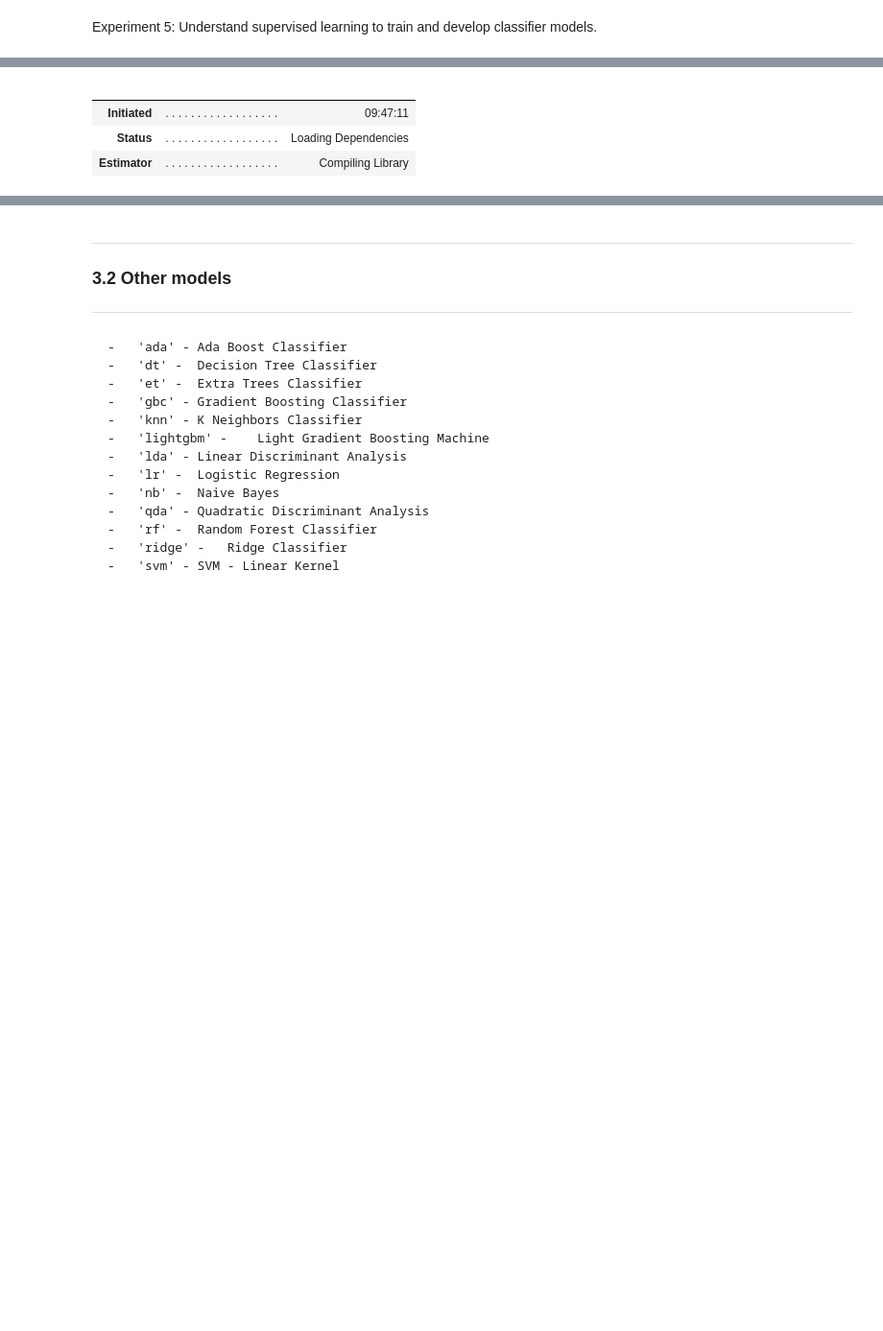
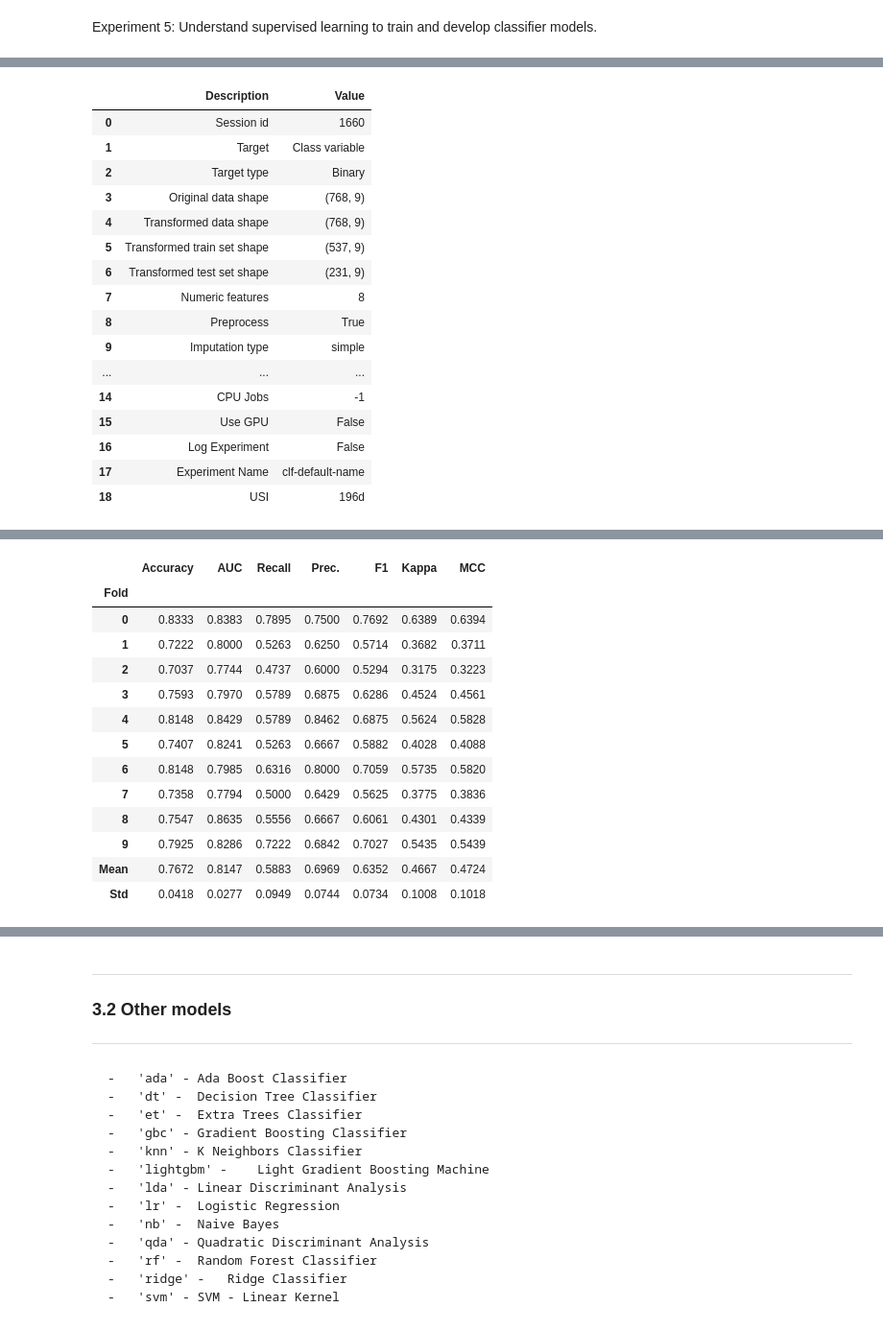
Before and after one commit to sanchitlogger/CU, a Jupyter notebook: Semister-1/DT/exp5.ipynb, the cells around one changed output, grey strips where cells are left out. Shown at 96% size. Cells and saved outputs as stored; diff of their text form; code cells hidden in the pictures; blank space fills up the shorter version.

```diff
--- a/Semister-1/DT/exp5.ipynb
+++ b/Semister-1/DT/exp5.ipynb
@@ -16,16 +52,40 @@ ds= get_data("diabetes")    # SN is 7
 # %%
 #from pycaret.datasets import get_data
-from pycaret.classification import *
-ds = get_data("diabetes")
 s = setup(data=ds, target='Class variable')
 rfModel = create_model('rf')
 plot_model(rfModel, plot='confusion_matrix')
 # %% [output]
+|  | Description | Value |
+| 0 | Session id | 1660 |
+| 1 | Target | Class variable |
+| 2 | Target type | Binary |
+| 3 | Original data shape | (768, 9) |
+| 4 | Transformed data shape | (768, 9) |
+| 5 | Transformed train set shape | (537, 9) |
+| 6 | Transformed test set shape | (231, 9) |
+| 7 | Numeric features | 8 |
+| 8 | Preprocess | True |
+| 9 | Imputation type | simple |
+| ... | ... | ... |
+| 14 | CPU Jobs | -1 |
+| 15 | Use GPU | False |
+| 16 | Log Experiment | False |
+| 17 | Experiment Name | clf-default-name |
+| 18 | USI | 196d |
 [interactive output not drawn]
+|  | Accuracy | AUC | Recall | Prec. | F1 | Kappa | MCC |
+| Fold |  |  |  |  |  |  |  |
+| 0 | 0.8333 | 0.8383 | 0.7895 | 0.7500 | 0.7692 | 0.6389 | 0.6394 |
+| 1 | 0.7222 | 0.8000 | 0.5263 | 0.6250 | 0.5714 | 0.3682 | 0.3711 |
+| 2 | 0.7037 | 0.7744 | 0.4737 | 0.6000 | 0.5294 | 0.3175 | 0.3223 |
+| 3 | 0.7593 | 0.7970 | 0.5789 | 0.6875 | 0.6286 | 0.4524 | 0.4561 |
+| 4 | 0.8148 | 0.8429 | 0.5789 | 0.8462 | 0.6875 | 0.5624 | 0.5828 |
+| 5 | 0.7407 | 0.8241 | 0.5263 | 0.6667 | 0.5882 | 0.4028 | 0.4088 |
+| 6 | 0.8148 | 0.7985 | 0.6316 | 0.8000 | 0.7059 | 0.5735 | 0.5820 |
+| 7 | 0.7358 | 0.7794 | 0.5000 | 0.6429 | 0.5625 | 0.3775 | 0.3836 |
+| 8 | 0.7547 | 0.8635 | 0.5556 | 0.6667 | 0.6061 | 0.4301 | 0.4339 |
+| 9 | 0.7925 | 0.8286 | 0.7222 | 0.6842 | 0.7027 | 0.5435 | 0.5439 |
+| Mean | 0.7672 | 0.8147 | 0.5883 | 0.6969 | 0.6352 | 0.4667 | 0.4724 |
+| Std | 0.0418 | 0.0277 | 0.0949 | 0.0744 | 0.0734 | 0.1008 | 0.1018 |
 [interactive output not drawn]
-|  |  |  |
-|  |  |  |
-| Initiated | . . . . . . . . . . . . . . . . . . | 09:47:11 |
-| Status | . . . . . . . . . . . . . . . . . . | Loading Dependencies |
-| Estimator | . . . . . . . . . . . . . . . . . . | Compiling Library |
 [interactive output not drawn]
```
Also changed, not shown: parts of 7 cells of this notebook, 16 other files.
